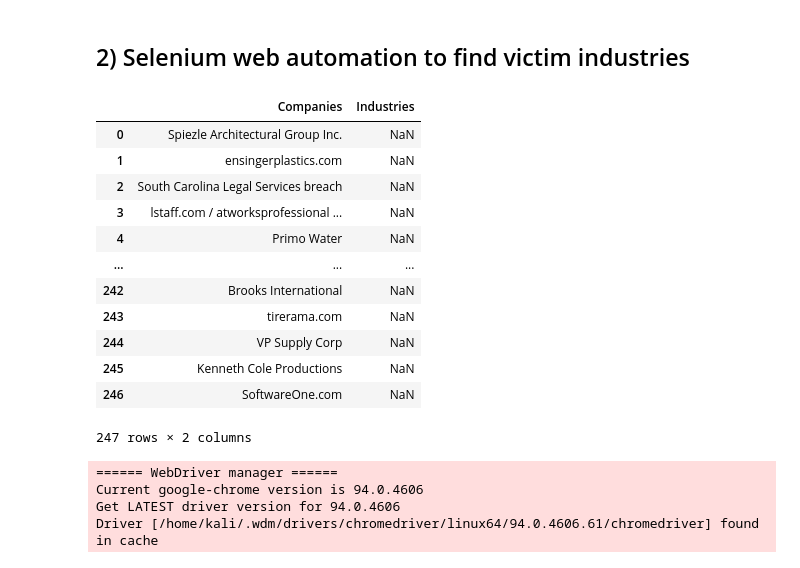
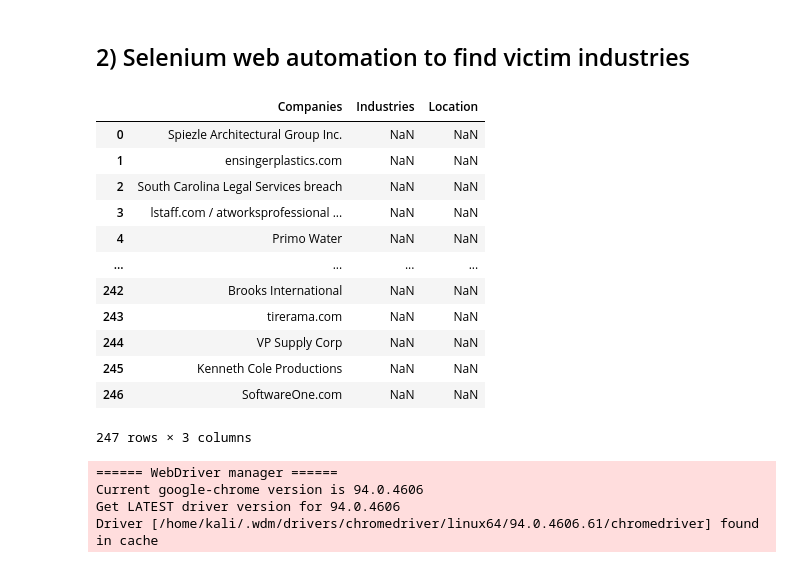
Before and after one commit to hopesishu/CZ4070-CTI, a Jupyter notebook: webscraper.ipynb, the cells around one changed output. Saved outputs shown, nothing was run; the diff lists cells and outputs as text; code cells hidden in the pictures.

Commit message:
adding locations

```diff
--- a/webscraper.ipynb
+++ b/webscraper.ipynb
@@ -127,7 +126,7 @@ Daylesford - BHoldings - Bamford - The Wild Rabbit
 KASEYA ATTACK INFO
 kuk.de / KREBS + KIEFER / 500GB
 # %%
-master_list = []
+REvilHeader_list = []
 for link in webpage_links:
     res = requests.get(link)
     soup = BeautifulSoup(res.content, 'html.parser')
@@ -135,9 +134,9 @@ for link in webpage_links:
 
     for post in posts:
         title = post.find('a')
-        master_list.append(title.text)
+        REvilHeader_list.append(title.text)
 
-master_list
+REvilHeader_list
 # takes awhile to append all titles to master_list
 # %% [output]
 ['Spiezle Architectural Group Inc.',
@@ -162,25 +161,25 @@ master_list
 # %%
 import pandas as pd
 import numpy as np
 
-df = pd.DataFrame(columns=['Companies', 'Industries'])
-df['Companies'] = master_list
+df = pd.DataFrame(columns=['REvil Headers', 'Companies', 'Industries', 'Location'])
+df['REvil Headers'] = REvilHeader_list
 
 df
 # %% [output]
-|  | Companies | Industries |
-| 0 | Spiezle Architectural Group Inc. | NaN |
-| 1 | ensingerplastics.com | NaN |
-| 2 | South Carolina Legal Services breach | NaN |
-| 3 | lstaff.com / atworksprofessional ... | NaN |
-| 4 | Primo Water | NaN |
-| ... | ... | ... |
-| 242 | Brooks International | NaN |
-| 243 | tirerama.com | NaN |
-| 244 | VP Supply Corp | NaN |
-| 245 | Kenneth Cole Productions | NaN |
-| 246 | SoftwareOne.com | NaN |
+|  | Companies | Industries | Location |
+| 0 | Spiezle Architectural Group Inc. | NaN | NaN |
+| 1 | ensingerplastics.com | NaN | NaN |
+| 2 | South Carolina Legal Services breach | NaN | NaN |
+| 3 | lstaff.com / atworksprofessional ... | NaN | NaN |
+| 4 | Primo Water | NaN | NaN |
+| ... | ... | ... | ... |
+| 242 | Brooks International | NaN | NaN |
+| 243 | tirerama.com | NaN | NaN |
+| 244 | VP Supply Corp | NaN | NaN |
+| 245 | Kenneth Cole Productions | NaN | NaN |
+| 246 | SoftwareOne.com | NaN | NaN |
-247 rows × 2 columns
+247 rows × 3 columns
 # %%
 # pip install webdriver-manager
 import time
```
Also changed, not shown: parts of 8 cells of this notebook.
